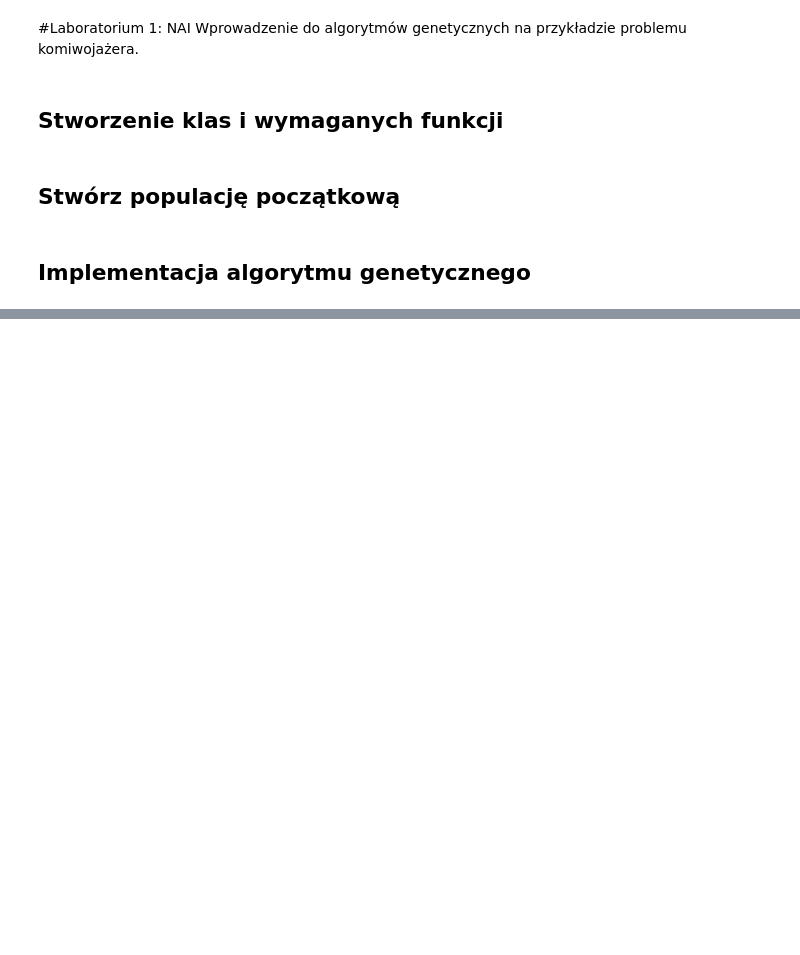
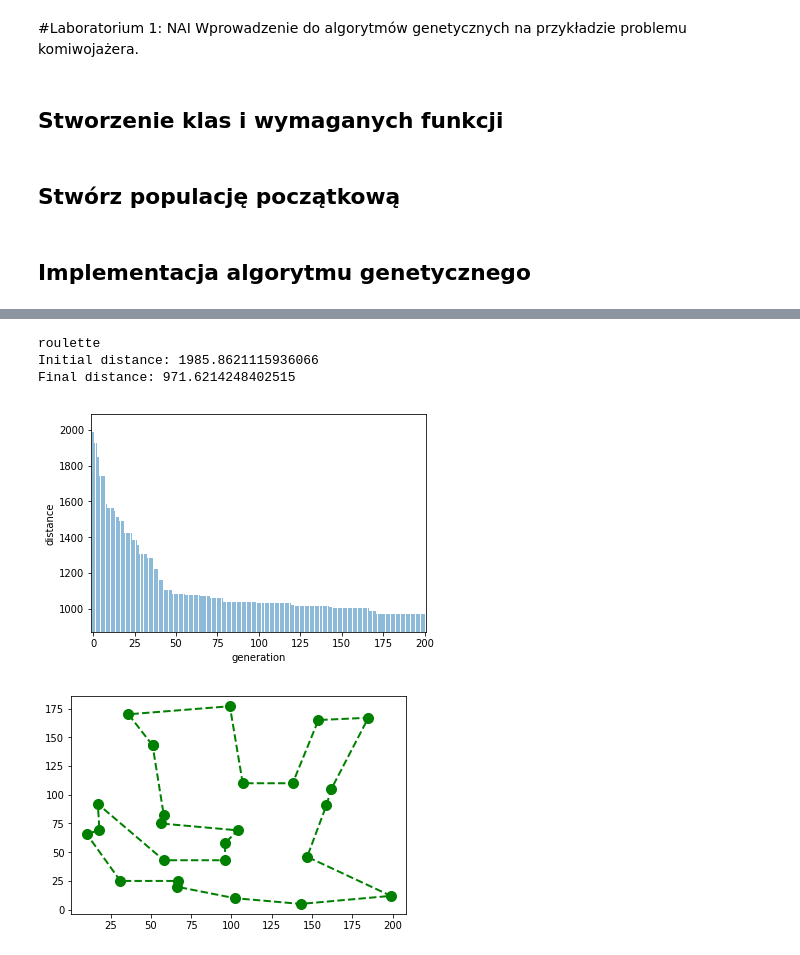
Before and after one commit to Dezyderata/NAI_lab1, a Jupyter notebook: Copy_of_lab1_szablon.ipynb, the cells around one changed output, grey strips where cells are left out. Drawn from its saved outputs; the diff is of its cells as text; code cells hidden in the pictures; blank space fills up the shorter version.

```diff
--- a/Copy_of_lab1_szablon.ipynb
+++ b/Copy_of_lab1_szablon.ipynb
@@ -190 +239,9 @@ def nextGeneration(currentGen, eliteSize, mutationRate):
+# %%
+def nextGeneration_roulette(currentGen, eliteSize, mutationRate):
+    popRanked = rankRoutes(currentGen)
+    selectionResults = selection_roulette(popRanked, eliteSize)
+    matingpool = matingPool(currentGen, selectionResults)
+    children = breedPopulation(matingpool, eliteSize)
+    nextGeneration = mutatePopulation(children, mutationRate)
+    return nextGeneration
 # %%
@@ -277,0 +364,10 @@ def printAll(steps):
+# %%
+bestRoute_roulette = geneticAlgorithmPlot_roulette(pop, population=cityList, popSize=100, eliteSize=20, mutationRate=0.02, generations=200)
+
+drawSingleRoute(bestRoute_roulette)
+# %% [output]
+roulette
+Initial distance: 1985.8621115936066
+Final distance: 971.6214248402515
+[figure, added]
+[figure, added]
```
Also changed, not shown: parts of 42 cells of this notebook.
